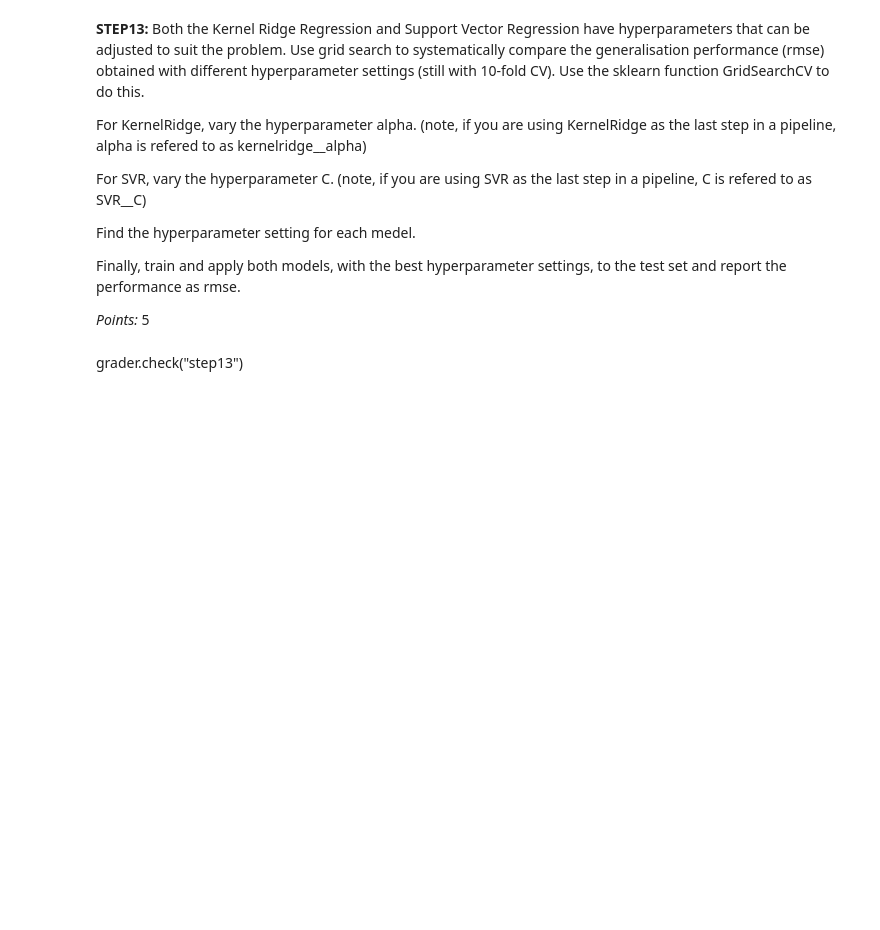
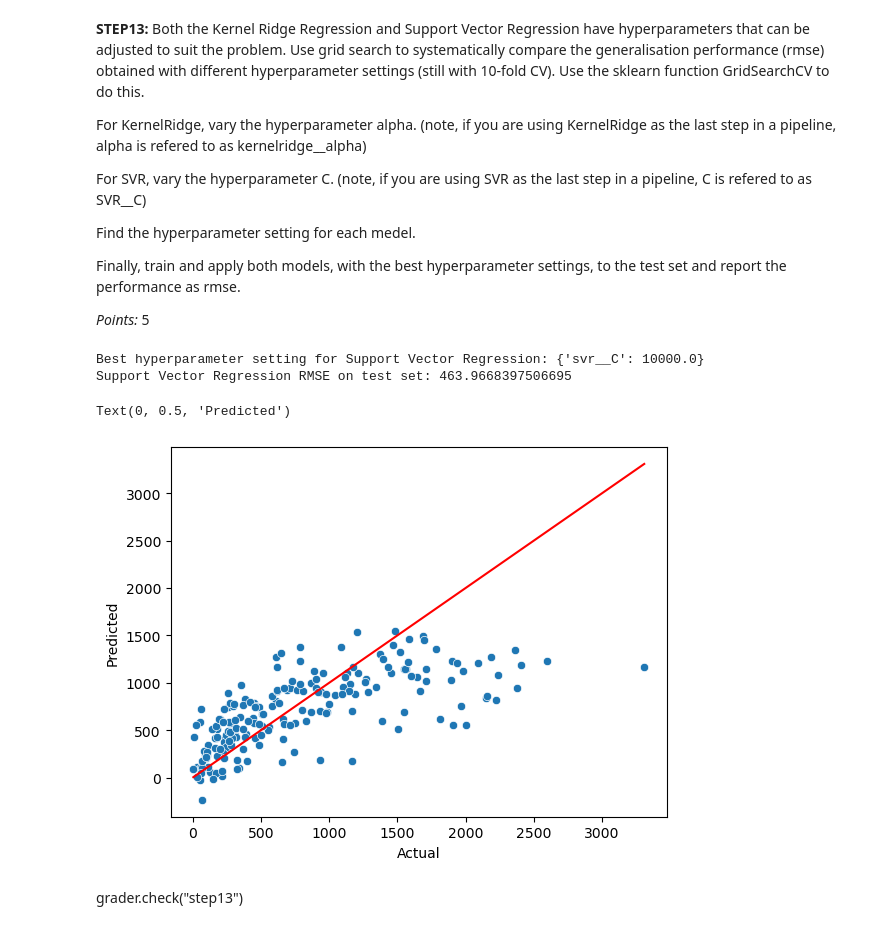
Before and after one commit to LiamJacobsen/UMLT, a Jupyter notebook: assignment1/UMLT_A1-2.ipynb, the cells around one changed output. Cells and saved outputs as stored; diff of their text form; code cells hidden in the pictures; blank space fills up the shorter version.

```diff
--- a/assignment1/UMLT_A1-2.ipynb
+++ b/assignment1/UMLT_A1-2.ipynb
@@ -431,47 +441,63 @@ _Points:_ 5
 # %%
 from sklearn.model_selection import GridSearchCV
 
+KR_pipeline = make_pipeline(pipeline_step7, KernelRidge())
+SVR_pipeline = make_pipeline(pipeline_step7, SVR())
+
+# KR_params = { 'kernelridge__alpha': np.logspace(0, 4, num=10)}
+SVR_params = { 'svr__C': np.logspace(0, 4, num=100)}
 
 # Define the GridSearchCV objects for each model
-kr_cv = ...
-svr_cv = ...
+# kr_cv = GridSearchCV(KR_pipeline, param_grid=KR_params, cv=folds, scoring='neg_root_mean_squared_error')
+svr_cv = GridSearchCV(SVR_pipeline, param_grid=SVR_params, cv=folds, scoring='neg_root_mean_squared_error')
 
 # Fit the GridSearchCV objects to the training data
-...
-...
+# kr_cv.fit(x_train, y_train)
+svr_cv.fit(x_train, y_train)
 
 # Print the best hyperparameter setting for each model
-print("Best hyperparameter setting for Kernel Ridge Regression:", kr_cv.best_params_)
+# print("Best hyperparameter setting for Kernel Ridge Regression:", kr_cv.best_params_)
 print("Best hyperparameter setting for Support Vector Regression:", svr_cv.best_params_)
 
 # Create pipeline using the best hyperparameter
-pipeline_best_kr = ...
-pipeline_best_svr = ...
+# pipeline_best_kr = make_pipeline(pipeline_step7, KernelRidge(alpha=kr_cv.best_params_['kernelridge__alpha']))
+# pipeline_best_svr = make_pipeline(pipeline_step7, SVR(C=svr_cv.best_params_['svr__C']))
 
 # Train and apply the chosen model to the test set
-...
-kr_predictions = ...
-kr_rmse = ...
+# pipeline_best_kr.fit(x_train, y_train)
+# pipeline_best_svr.fit(x_train, y_train)
 
-...
-svr_predictions = ...
-svr_rmse = ...
+# pipeline_best_kr = kr_cv.best_estimator_
+pipeline_best_svr = svr_cv.best_estimator_
 
-print("Kernel Ridge Regression RMSE on test set:", kr_rmse)
+# calculate rmse for training data
+# kr_predictions = pipeline_best_kr.predict(x_test)
+# kr_rmse = sklearn.metrics.root_mean_squared_error(y_test, kr_predictions)
+
+svr_predictions = pipeline_best_svr.predict(x_test)
+svr_rmse = sklearn.metrics.root_mean_squared_error(y_test, svr_predictions)
+
+# print("Kernel Ridge Regression RMSE on test set:", kr_rmse)
 print("Support Vector Regression RMSE on test set:", svr_rmse)
 
 # The following code is used by the autograder
 # make sure your variable that contains that data from this step is the one assigned to step3_data
-step13_data = [kr_rmse , svr_rmse, kr_cv , svr_cv,pipeline_best_kr,pipeline_best_svr]
+# step13_data = [kr_rmse , svr_rmse, kr_cv , svr_cv,pipeline_best_kr,pipeline_best_svr]
+# %% [output]
+Best hyperparameter setting for Support Vector Regression: {'svr__C': 10000.0}
+Support Vector Regression RMSE on test set: 463.9668397506695
 # %%
 # use your pipeline_best_svr to predict on 200 points from the training data
 subset_size = 200
-y_train_pred = pipeline_best_svr.predict(X_train[:subset_size])
+y_train_pred = pipeline_best_svr.predict(x_train[:subset_size])
 
 # Then create a scatterplot of predicted vs actual values using your variables from the cell above
 ax = sns.scatterplot(x=y_train[:subset_size], y=y_train_pred)
 sns.lineplot(x=y_train[:subset_size], y=y_train[:subset_size], color='red')
 ax.set_xlabel('Actual')
 ax.set_ylabel('Predicted')
+# %% [output]
+Text(0, 0.5, 'Predicted')
+[figure, added]
 # %% [markdown]
 grader.check("step13")
```
Also changed, not shown: parts of 7 cells of this notebook, 2 other files.
